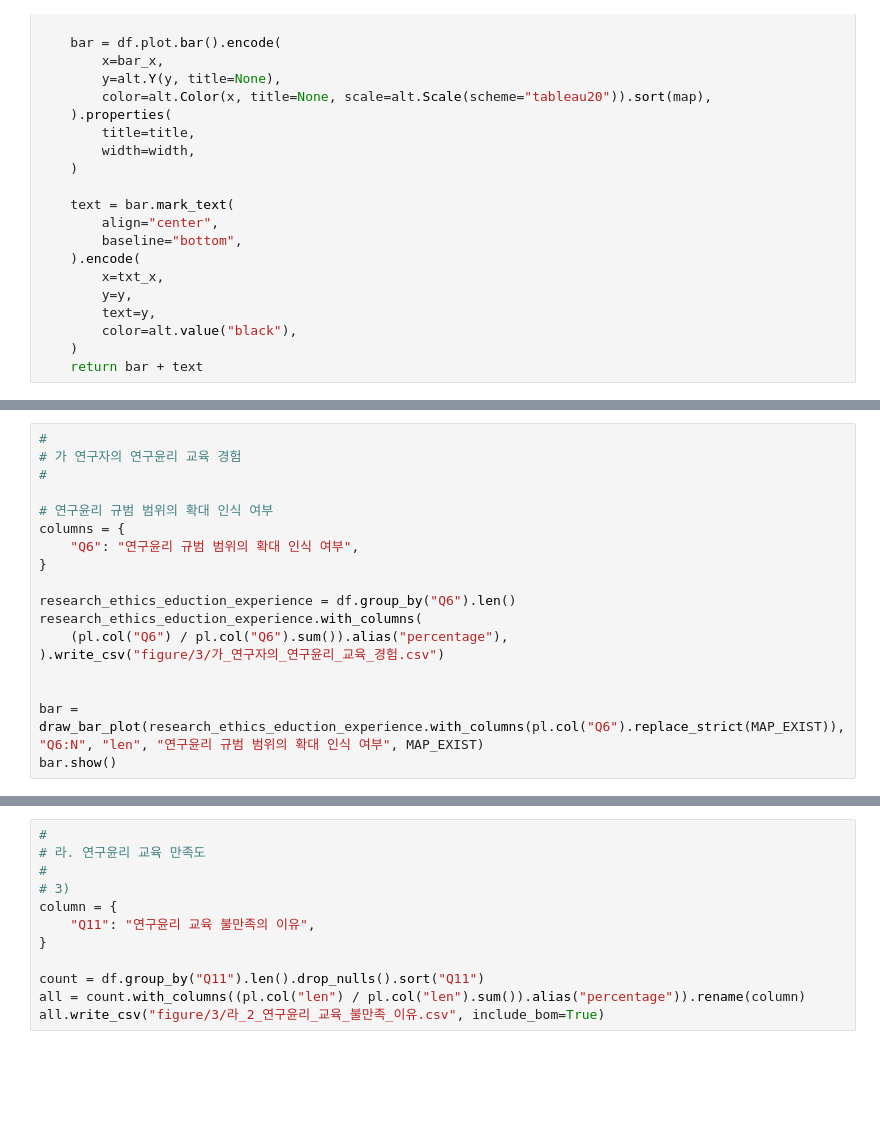
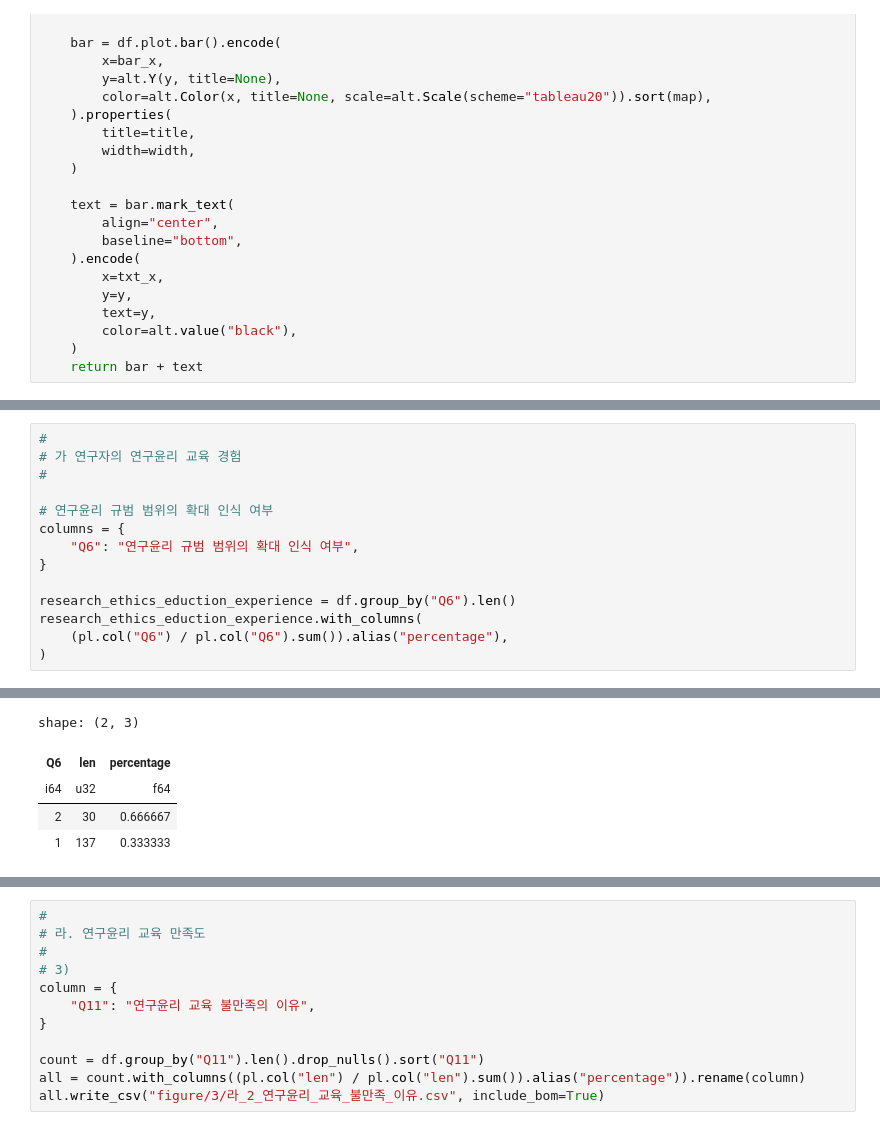
Before and after one commit to hyeonjang/KIOST, a Jupyter notebook: code/3_research_ethics_eduction.ipynb, the cells around one changed output, grey strips where cells are left out. Drawn from its saved outputs; the diff is of its cells as text; blank space fills up the shorter version.

```diff
--- a/code/3_research_ethics_eduction.ipynb
+++ b/code/3_research_ethics_eduction.ipynb
@@ -63,9 +110,5 @@ columns = {
 research_ethics_eduction_experience = df.group_by("Q6").len()
 research_ethics_eduction_experience.with_columns(
     (pl.col("Q6") / pl.col("Q6").sum()).alias("percentage"),
-).write_csv("figure/3/가_연구자의_연구윤리_교육_경험.csv")
-
-
-bar = draw_bar_plot(research_ethics_eduction_experience.with_columns(pl.col("Q6").replace_strict(MAP_EXIST)), "Q6:N", "len", "연구윤리 규범 범위의 확대 인식 여부", MAP_EXIST)
-bar.show()
+)
 # %% [output]
@@ -73,3 +115,8 @@ bar.show()
+shape: (2, 3)
+| Q6 | len | percentage |
+| i64 | u32 | f64 |
+| 2 | 30 | 0.666667 |
+| 1 | 137 | 0.333333 |
 # %%
 #
 # 나. 연구윤리 교육 방법
```
Also changed, not shown: parts of 21 cells of this notebook, 43 other files.
